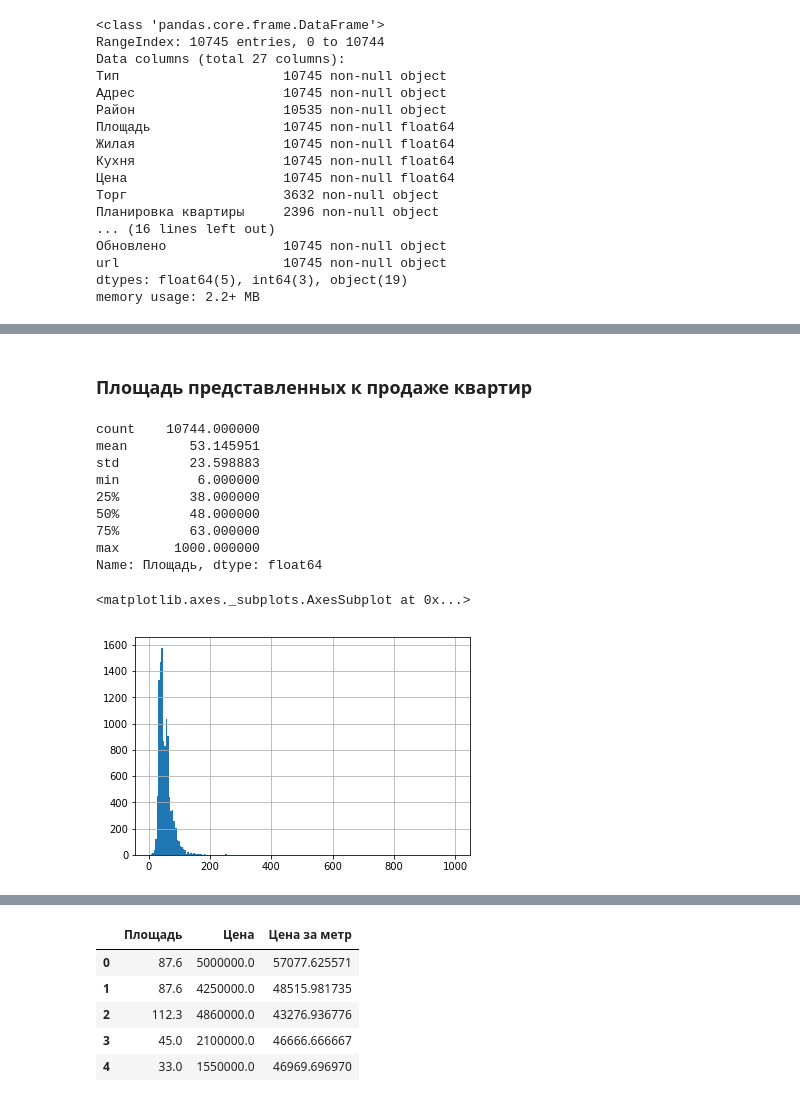
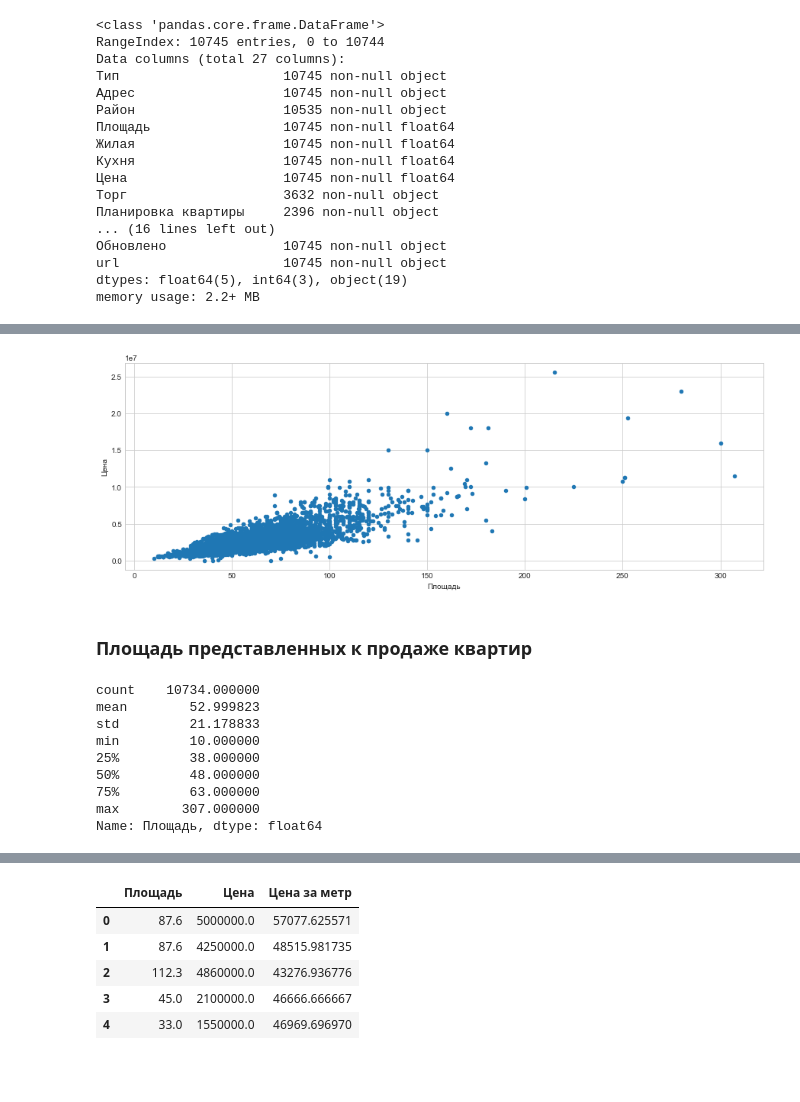
Before and after one commit to tarasovnm/kvadrat64_analysis, a Jupyter notebook: Data analysis.ipynb, the cells around one changed output, grey strips where cells are left out. Saved outputs shown, nothing was run; the diff lists cells and outputs as text; code cells hidden in the pictures; blank space fills up the shorter version.

```diff
--- a/Data analysis.ipynb
+++ b/Data analysis.ipynb
@@ -66,19 +100,24 @@ data_flats['Обновлено'] = pd.to_datetime(data_flats['Обновлено
+# %%
+data_flats.drop(data_flats.loc[data_flats['Площадь'] > 350].index, inplace=True)
+# %%
+data_flats.drop(data_flats.loc[data_flats['Цена за метр'] > 200000.].index, inplace=True)
+# %%
+fig = plt.figure(figsize = (15, 5))
+ax = fig.gca()
+data_flats.plot(kind='scatter', x='Площадь', y='Цена', ax=ax);
+# %% [output]
+[figure, added]
 # %% [markdown]
 ### Площадь представленных к продаже квартир
 # %%
 data_flats['Площадь'].describe()
 # %% [output]
-count    10744.000000
-mean        53.145951
-std         23.598883
-min          6.000000
+count    10734.000000
+mean        52.999823
+std         21.178833
+min         10.000000
 25%         38.000000
 50%         48.000000
 75%         63.000000
-max       1000.000000
+max        307.000000
 Name: Площадь, dtype: float64
-# %%
-data_flats['Площадь'].hist(bins=200)
-# %% [output]
-<matplotlib.axes._subplots.AxesSubplot at 0x...>
-[figure, removed]
```
Also changed, not shown: parts of 24 cells of this notebook, 1 other file.
